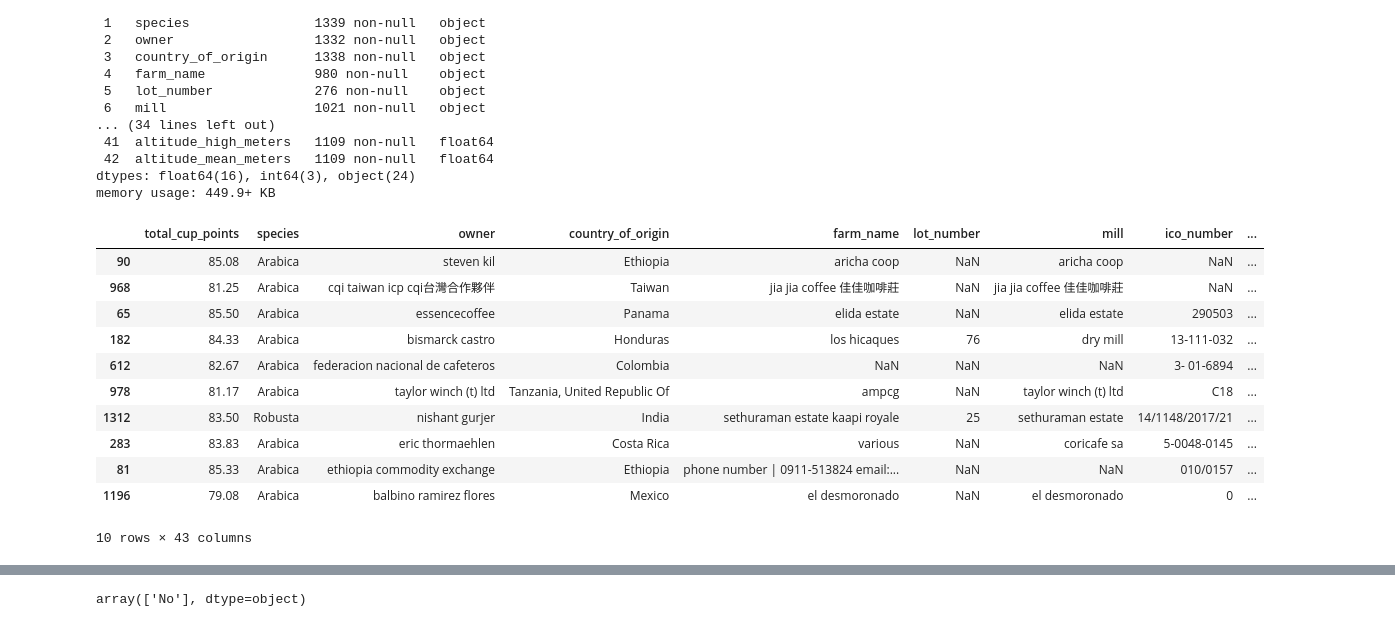
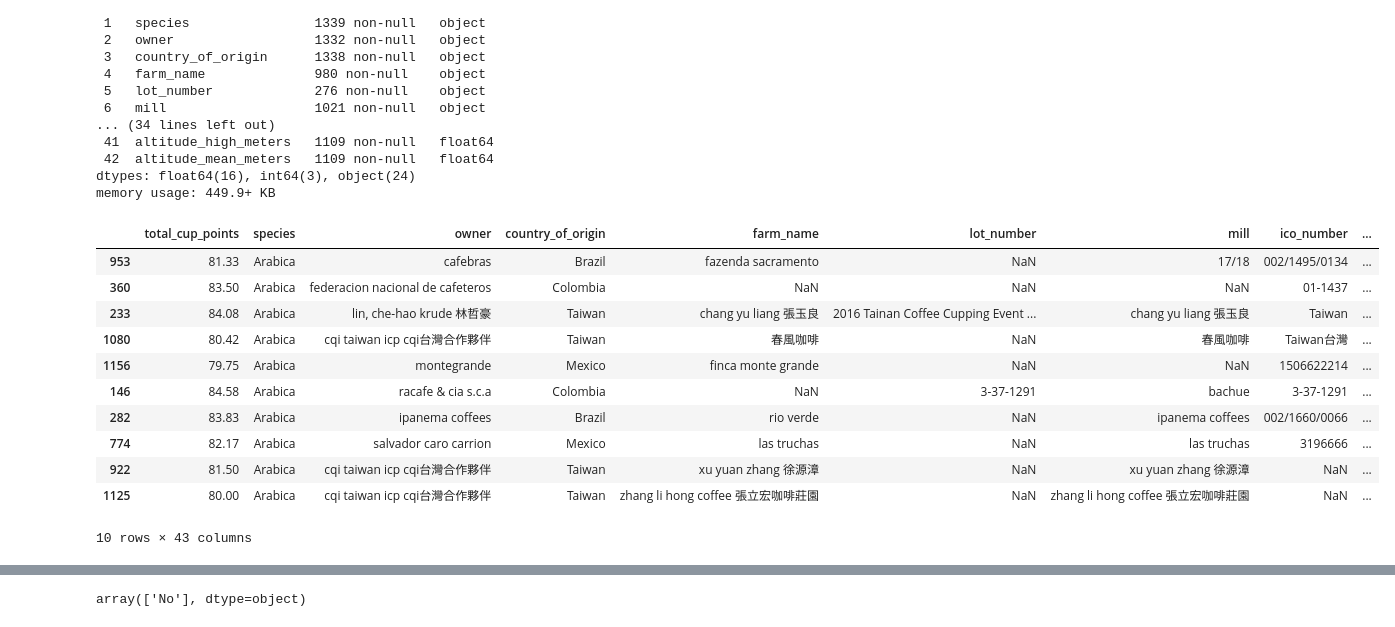
Before and after one commit to sepeca15/ApiFlaskModelsML, a Jupyter notebook: src/Coffee_Model_4GKS.ipynb, the cells around one changed output, grey strips where cells are left out. Cells and saved outputs as stored; diff of their text form; code cells hidden in the pictures.

```diff
--- a/src/Coffee_Model_4GKS.ipynb
+++ b/src/Coffee_Model_4GKS.ipynb
@@ -55,18 +75,19 @@ dtypes: float64(16), int64(3), object(24)
 memory usage: 449.9+ KB
 # %%
 # Get a sample
+df_raw.sample(10)
 # %% [output]
 |  | total_cup_points | species | owner | country_of_origin | farm_name | lot_number | mill | ico_number | ... |
-| 90 | 85.08 | Arabica | steven kil | Ethiopia | aricha coop | NaN | aricha coop | NaN | ... |
-| 968 | 81.25 | Arabica | cqi taiwan icp cqi台灣合作夥伴 | Taiwan | jia jia coffee 佳佳咖啡莊 | NaN | jia jia coffee 佳佳咖啡莊 | NaN | ... |
-| 65 | 85.50 | Arabica | essencecoffee | Panama | elida estate | NaN | elida estate | 290503 | ... |
-| 182 | 84.33 | Arabica | bismarck castro | Honduras | los hicaques | 76 | dry mill | 13-111-032 | ... |
-| 612 | 82.67 | Arabica | federacion nacional de cafeteros | Colombia | NaN | NaN | NaN | 3- 01-6894 | ... |
-| 978 | 81.17 | Arabica | taylor winch (t) ltd | Tanzania, United Republic Of | ampcg | NaN | taylor winch (t) ltd | C18 | ... |
-| 1312 | 83.50 | Robusta | nishant gurjer | India | sethuraman estate kaapi royale | 25 | sethuraman estate | 14/1148/2017/21 | ... |
-| 283 | 83.83 | Arabica | eric thormaehlen | Costa Rica | various | NaN | coricafe sa | 5-0048-0145 | ... |
-| 81 | 85.33 | Arabica | ethiopia commodity exchange | Ethiopia | phone number | 0911-513824 email:... | NaN | NaN | 010/0157 | ... |
-| 1196 | 79.08 | Arabica | balbino ramirez flores | Mexico | el desmoronado | NaN | el desmoronado | 0 | ... |
+| 953 | 81.33 | Arabica | cafebras | Brazil | fazenda sacramento | NaN | 17/18 | 002/1495/0134 | ... |
+| 360 | 83.50 | Arabica | federacion nacional de cafeteros | Colombia | NaN | NaN | NaN | 01-1437 | ... |
+| 233 | 84.08 | Arabica | lin, che-hao krude 林哲豪 | Taiwan | chang yu liang 張玉良 | 2016 Tainan Coffee Cupping Event ... | chang yu liang 張玉良 | Taiwan | ... |
+| 1080 | 80.42 | Arabica | cqi taiwan icp cqi台灣合作夥伴 | Taiwan | 春風咖啡 | NaN | 春風咖啡 | Taiwan台灣 | ... |
+| 1156 | 79.75 | Arabica | montegrande | Mexico | finca monte grande | NaN | NaN | 1506622214 | ... |
+| 146 | 84.58 | Arabica | racafe & cia s.c.a | Colombia | NaN | 3-37-1291 | bachue | 3-37-1291 | ... |
+| 282 | 83.83 | Arabica | ipanema coffees | Brazil | rio verde | NaN | ipanema coffees | 002/1660/0066 | ... |
+| 774 | 82.17 | Arabica | salvador caro carrion | Mexico | las truchas | NaN | las truchas | 3196666 | ... |
+| 922 | 81.50 | Arabica | cqi taiwan icp cqi台灣合作夥伴 | Taiwan | xu yuan zhang 徐源漳 | NaN | xu yuan zhang 徐源漳 | NaN | ... |
+| 1125 | 80.00 | Arabica | cqi taiwan icp cqi台灣合作夥伴 | Taiwan | zhang li hong coffee 張立宏咖啡莊園 | NaN | zhang li hong coffee 張立宏咖啡莊園 | NaN | ... |
 10 rows × 43 columns
 # %%
 # Select metrics
```
Also changed, not shown: parts of 66 cells of this notebook, 5 other files.
